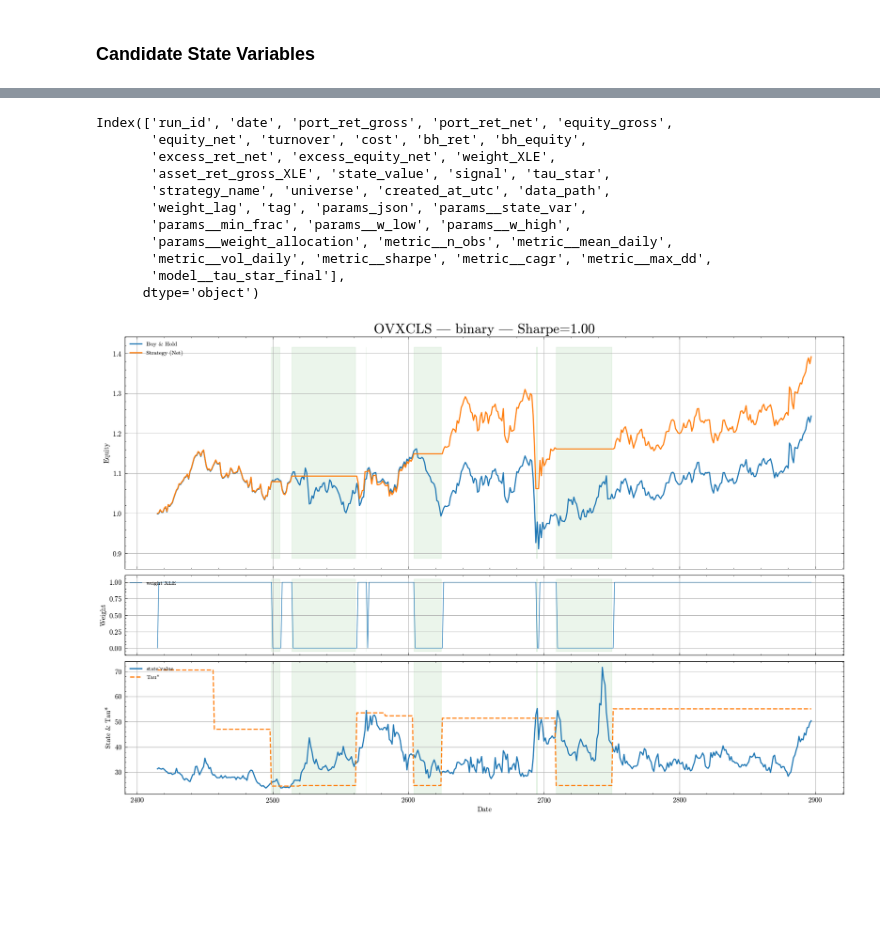
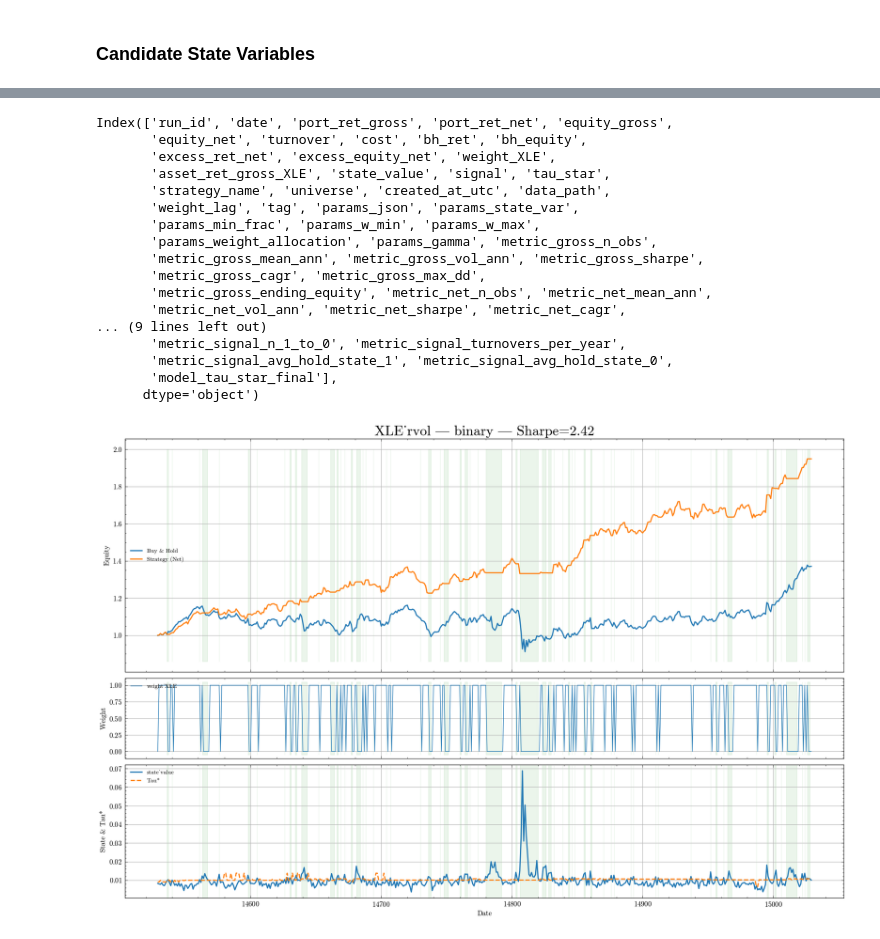
Before and after one commit to jackyeung99/proj_quant_trading, a Jupyter notebook: notebooks/experiment_macro.ipynb, the cells around one changed output, grey strips where cells are left out. Cells and saved outputs as stored; diff of their text form; code cells hidden in the pictures; blank space fills up the shorter version.

```diff
--- a/notebooks/experiment_macro.ipynb
+++ b/notebooks/experiment_macro.ipynb
@@ -131,4 +142,4 @@ merged
 # %%
-best = runs_df.sort_values(by=['metric__sharpe'], ascending=False)['run_id'].iloc[1]
+best = runs_df.sort_values(by=['metric_gross_sharpe'], ascending=False)['run_id'].iloc[0]
 best
 # %% [output]
@@ -138,13 +169,14 @@ best
 # merged has BOTH run_summary columns + timeseries columns
 best_time = merged.loc[merged["run_id"] == best].copy().sort_index()
 
+
 def _first_non_null(s: pd.Series, default=None):
     s2 = s.dropna()
     return s2.iloc[0] if not s2.empty else default
 
-state_name = _first_non_null(best_time.get("params__state_var", pd.Series(dtype=object)), default="unknown_state")
-weight_method = _first_non_null(best_time.get("params__weight_allocation", pd.Series(dtype=object)), default="unknown_weight")
-sharpe = _first_non_null(best_time.get("metric__sharpe", pd.Series(dtype=float)), default=np.nan)
+state_name = _first_non_null(best_time.get("params_state_var", pd.Series(dtype=object)), default="unknown_state")
+weight_method = _first_non_null(best_time.get("params_weight_allocation", pd.Series(dtype=object)), default="unknown_weight")
+sharpe = _first_non_null(best_time.get("metric_gross_sharpe", pd.Series(dtype=float)), default=np.nan)
 
 weight_cols = ["weight_XLE"]
 
@@ -237,39 +269,45 @@ if ("tau_star" in best_time.columns) and (state_value_col is not None):
 
         ymin = float(np.nanmin([s2[m].min(), t2[m].min()]))
         ymax = float(np.nanmax([s2[m].max(), t2[m].max()]))
         pad = 0.05 * (ymax - ymin) if ymax > ymin else 0.01
         ax_tau.set_ylim(ymin - pad, ymax + pad)
 
         ax_tau.set_ylabel("State & Tau*")
         ax_tau.grid(True)
         ax_tau.legend(loc="upper left")
 
         shade(ax_tau)
     else:
         ax_tau.text(0.01, 0.5, "tau_star/state series are all NaN", transform=ax_tau.transAxes)
         ax_tau.set_axis_off()
 else:
     ax_tau.text(0.01, 0.5, "tau_star or state series not found", transform=ax_tau.transAxes)
     ax_tau.set_axis_off()
 
 xlabel = best_time.index.name if best_time.index.name is not None else "Date"
 axes[2].set_xlabel(xlabel)
 
 plt.tight_layout()
 plt.show()
 # %% [output]
 Index(['run_id', 'date', 'port_ret_gross', 'port_ret_net', 'equity_gross',
        'equity_net', 'turnover', 'cost', 'bh_ret', 'bh_equity',
        'excess_ret_net', 'excess_equity_net', 'weight_XLE',
        'asset_ret_gross_XLE', 'state_value', 'signal', 'tau_star',
        'strategy_name', 'universe', 'created_at_utc', 'data_path',
-       'weight_lag', 'tag', 'params_json', 'params__state_var',
-       'params__min_frac', 'params__w_low', 'params__w_high',
-       'params__weight_allocation', 'metric__n_obs', 'metric__mean_daily',
-       'metric__vol_daily', 'metric__sharpe', 'metric__cagr', 'metric__max_dd',
-       'model__tau_star_final'],
+       'weight_lag', 'tag', 'params_json', 'params_state_var',
+       'params_min_frac', 'params_w_min', 'params_w_max',
+       'params_weight_allocation', 'params_gamma', 'metric_gross_n_obs',
+       'metric_gross_mean_ann', 'metric_gross_vol_ann', 'metric_gross_sharpe',
+       'metric_gross_cagr', 'metric_gross_max_dd',
+       'metric_gross_ending_equity', 'metric_net_n_obs', 'metric_net_mean_ann',
+       'metric_net_vol_ann', 'metric_net_sharpe', 'metric_net_cagr',
+... (9 lines left out)
+       'metric_signal_n_1_to_0', 'metric_signal_turnovers_per_year',
+       'metric_signal_avg_hold_state_1', 'metric_signal_avg_hold_state_0',
+       'model_tau_star_final'],
       dtype='object')
-[figure, old version]
+[figure, new version]
 # %%
 summary = runs_df.copy()  # or: summary = merged.drop_duplicates("run_id").copy()
 
```
Also changed, not shown: parts of 5 cells of this notebook, 15 other files.
